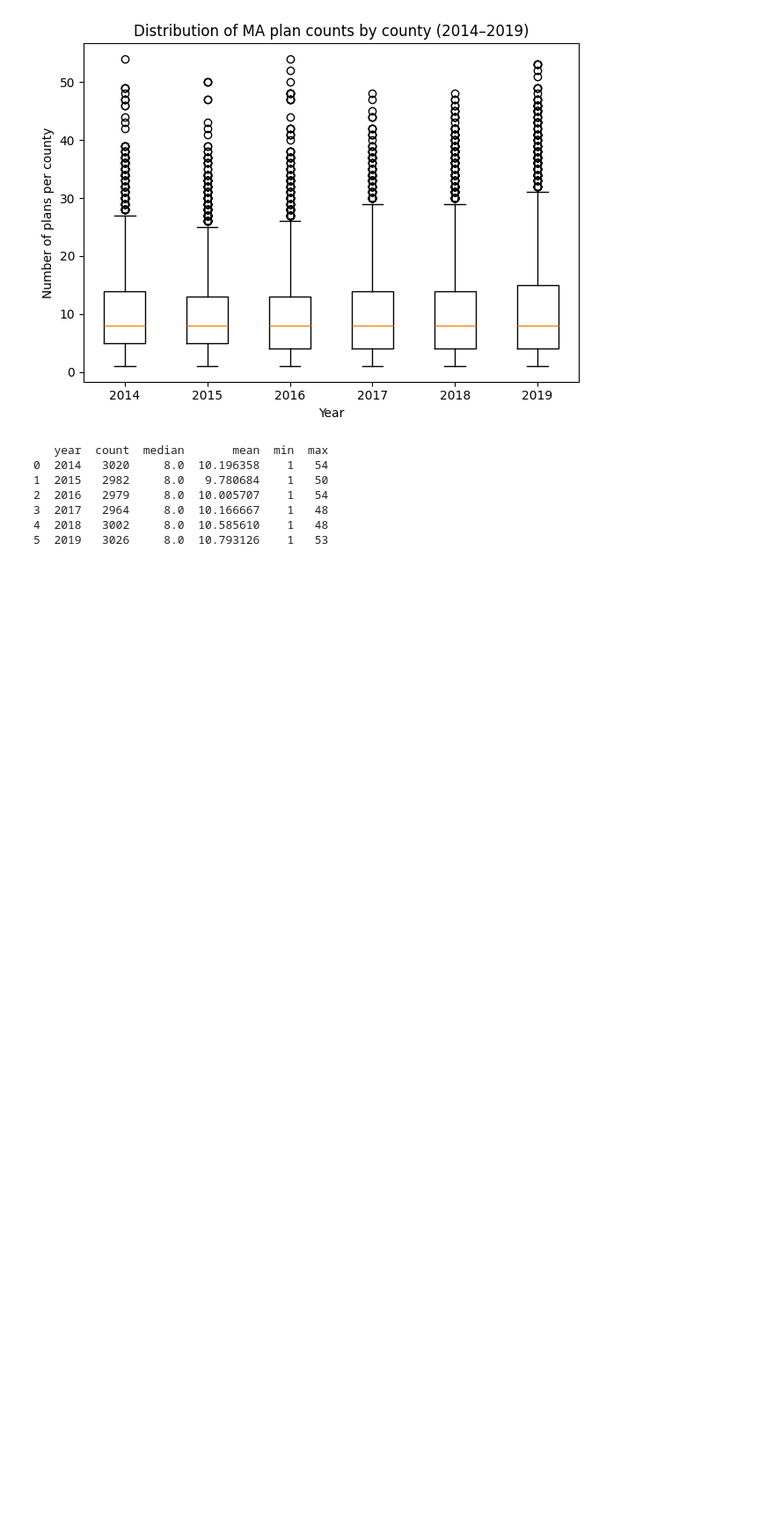
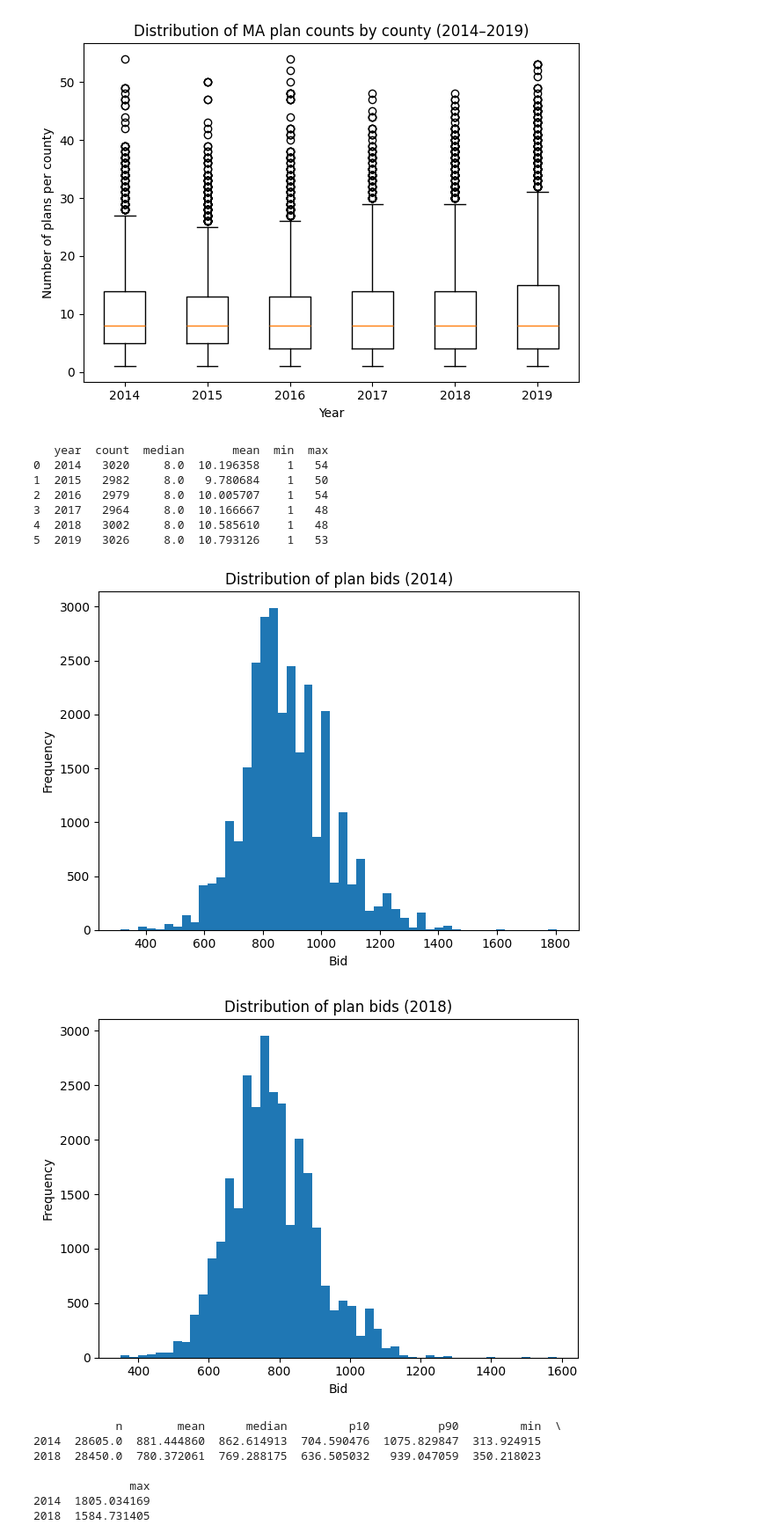
Before and after one commit to SebastianKou/HW2, a Jupyter notebook: HW2-answers1.ipynb, the cells around one changed output. Shown at 88% size. Cells and saved outputs as stored; diff of their text form; code cells hidden in the pictures; blank space fills up the shorter version.

```diff
--- a/HW2-answers1.ipynb
+++ b/HW2-answers1.ipynb
@@ -7,7 +7,7 @@ import statsmodels.api as sm
 from sklearn.neighbors import NearestNeighbors
 from sklearn.linear_model import LogisticRegression
 # %%
-data = pd.read_csv("data/output/master_data.csv")
+data = pd.read_csv("../data/output/master_data.csv")
 # %%
 data.head()
 # %% [output]
@@ -114,0 +117,76 @@ print(summary)
+# %%
+# Question 2
+
+
+for c in ["rebate_partc", "premium", "premium_partc", "payment_partc", "riskscore_partc", "bid"]:
+    if c in data.columns:
+        data[c] = pd.to_numeric(data[c], errors="coerce")
+
+# compute basic premium + bid
+data["basic_premium_recalc"] = np.where(
+    data["rebate_partc"] > 0,
+    0,
+    np.where(
+        (data["partd"] == "No") & data["premium"].notna() & data["premium_partc"].isna(),
+        data["premium"],
+        data["premium_partc"]
+    )
+)
+
+# bid:
+data["bid_recalc"] = np.nan
+valid_risk = data["riskscore_partc"].notna() & (data["riskscore_partc"] != 0)
+
+mask1 = valid_risk & (data["rebate_partc"] == 0) & (data["basic_premium_recalc"] > 0)
+data.loc[mask1, "bid_recalc"] = (
+    (data.loc[mask1, "payment_partc"] + data.loc[mask1, "basic_premium_recalc"])
+    / data.loc[mask1, "riskscore_partc"]
+)
+
+mask2 = valid_risk & ((data["rebate_partc"] > 0) | (data["basic_premium_recalc"] == 0))
+data.loc[mask2, "bid_recalc"] = (
+    data.loc[mask2, "payment_partc"] / data.loc[mask2, "riskscore_partc"]
+)
+
+#Frequency histograms: 2014 vs 2018
+def plot_bid_hist(df, year, bid_col="bid_recalc", bins=50):
+    x = df.loc[df["year"] == year, bid_col].dropna()
+    plt.figure()
+    plt.hist(x, bins=bins)
+    plt.title(f"Distribution of plan bids ({year})")
+    plt.xlabel("Bid")
+    plt.ylabel("Frequency")
+    plt.tight_layout()
+    plt.show()
+
+plot_bid_hist(data, 2014, bid_col="bid_recalc", bins=50)
+plot_bid_hist(data, 2018, bid_col="bid_recalc", bins=50)
+
+#summary stats
+def bid_summary(df, year, bid_col="bid_recalc"):
+    x = df.loc[df["year"] == year, bid_col].dropna()
+    return pd.Series({
+        "n": x.shape[0],
+        "mean": x.mean(),
+        "median": x.median(),
+        "p10": x.quantile(0.10),
+        "p90": x.quantile(0.90),
+        "min": x.min(),
+        "max": x.max(),
+    })
+
+bid_stats = pd.DataFrame(
+    [bid_summary(data, 2014), bid_summary(data, 2018)],
+    index=[2014, 2018]
+)
+print(bid_stats)
+# %% [output]
+[figure, added]
+[figure, added]
+            n        mean      median         p10          p90         min  \
+2014  28605.0  881.444860  862.614913  704.590476  1075.829847  313.924915
+2018  28450.0  780.372061  769.288175  636.505032   939.047059  350.218023
+
+              max
+2014  1805.034169
+2018  1584.731405
```
Also changed, not shown: parts of 7 cells of this notebook.
